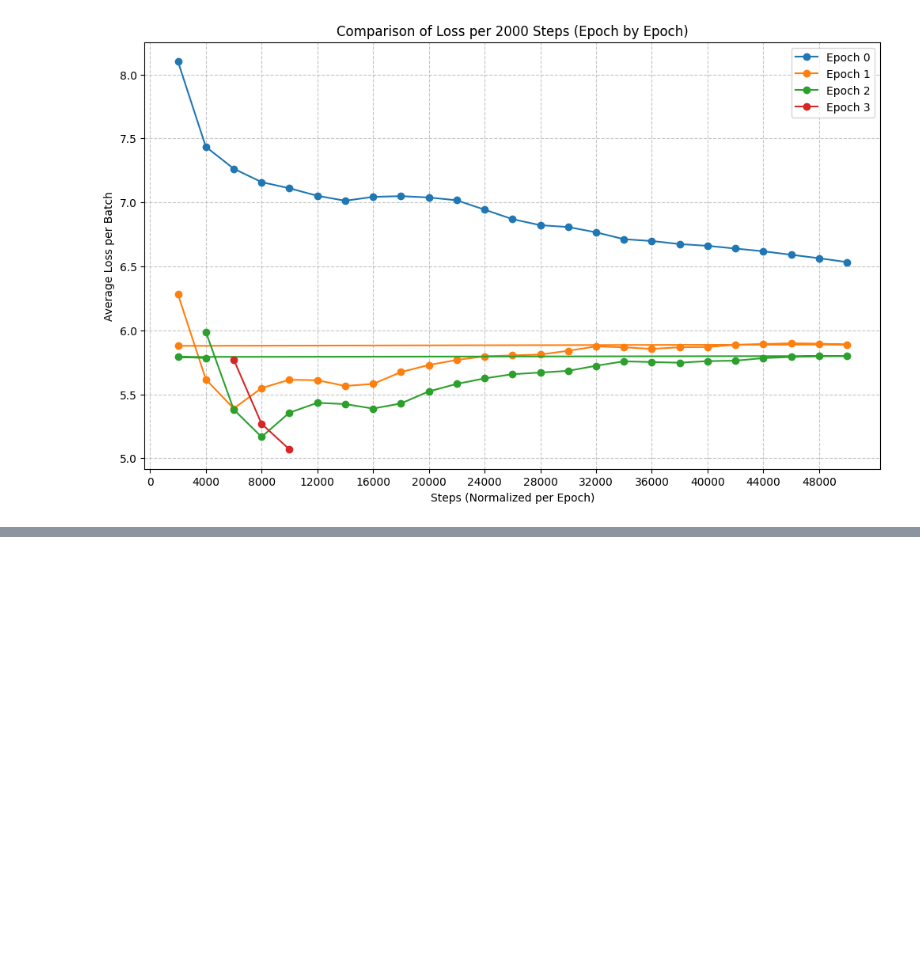
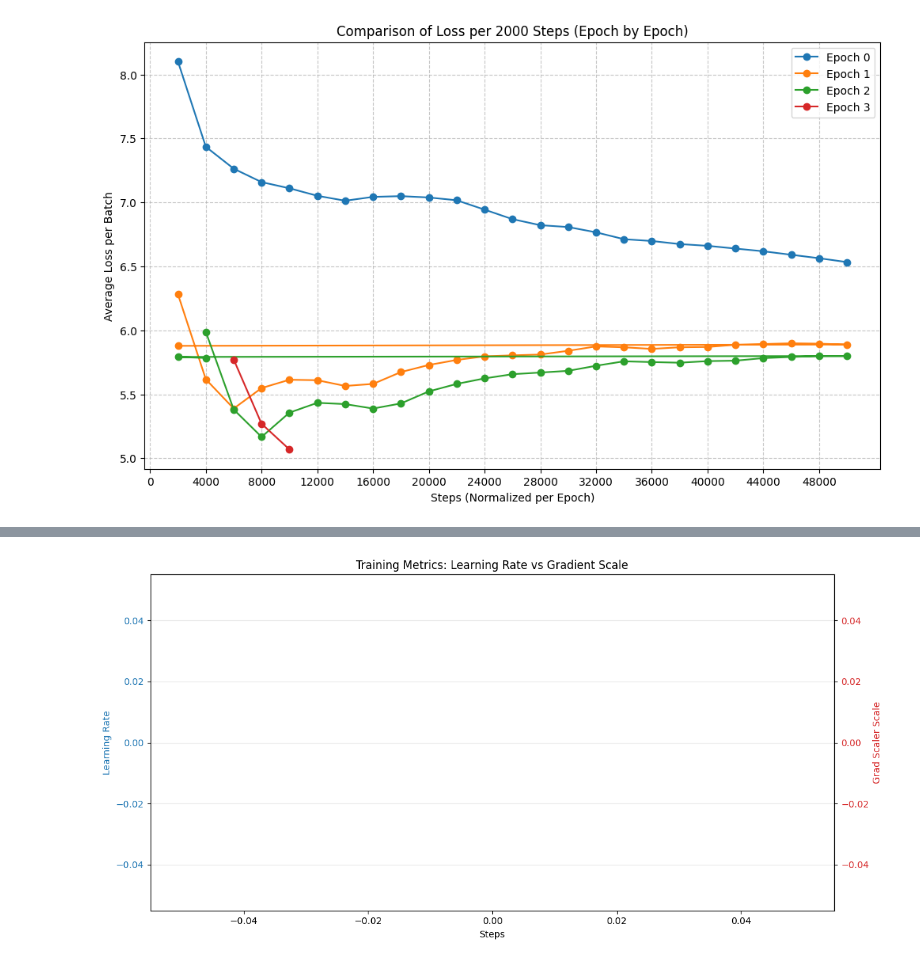
Before and after one commit to SHuBhAM71205/Attention-is-all-you-Need, a Jupyter notebook: viz/viz.ipynb, the cells around one changed output, grey strips where cells are left out. Drawn from its saved outputs; the diff is of its cells as text; code cells hidden in the pictures; blank space fills up the shorter version.

```diff
--- a/viz/viz.ipynb
+++ b/viz/viz.ipynb
@@ -82,0 +98,80 @@ plt.show()
+# %%
+import torch
+import os
+import re
+import matplotlib.pyplot as plt
+from glob import glob
+
+# --- Configuration ---
+checkpoint_dir = './saves'
+device = torch.device('cuda' if torch.cuda.is_available() else 'cpu')
+
+# Find all .pt files and sort them by step number
+checkpoint_files = glob(os.path.join(checkpoint_dir, "*.pt"))
+checkpoint_files.sort(key=lambda x: int(re.search(r'step_(\d+)', x).group(1)))
+
+steps = []
+lrs = []
+scales = []
+losses = []
+
+# Mock loss data based on your logs (since loss isn't usually in the optimizer/scaler)
+# Note: If loss is saved in your checkpoint, use chkpt['loss']
+log_losses = {
+    1980: 9.2128, 3979: 8.6040, 5978: 8.4712,
+    7976: 8.7848, 9975: 10.0846, 11975: 12.2000
+}
+
+print(f"Found {len(checkpoint_files)} checkpoints. Extracting data...")
+
+for f in checkpoint_files:
+    # Extract step from filename
+    step = int(re.search(r'step_(\d+)', f).group(1))
+    steps.append(step)
+
+    # Load checkpoint
+    chkpt = torch.load(f, map_location=device)
+
+    # 1. Extract Learning Rate
+    # The 'param_groups' is a list; we take the first group's LR
+    current_lr = chkpt['optimizer']['param_groups'][0]['lr']
+    lrs.append(current_lr)
+
+    # 2. Extract Scaler Scale (for mixed precision)
+    # GradScaler stores the scale factor inside its state_dict
+    current_scale = chkpt['scaler'].get('_scale', 1.0)
+    if torch.is_tensor(current_scale):
+        current_scale = current_scale.item()
+    scales.append(current_scale)
+
+    # 3. Handle Loss
+    losses.append(log_losses.get(step, 0))
+
+# --- Plotting ---
+fig, ax1 = plt.subplots(figsize=(12, 6))
+
+# Plot LR and Loss on primary Y-axis
+color_lr = 'tab:blue'
+ax1.set_xlabel('Steps')
+ax1.set_ylabel('Learning Rate', color=color_lr)
+ax1.plot(steps, lrs, label='Learning Rate', color=color_lr, marker='o', linewidth=2)
+ax1.tick_params(axis='y', labelcolor=color_lr)
+
+# Create a secondary Y-axis for Scale
+ax2 = ax1.twinx()
+color_scale = 'tab:red'
+ax2.set_ylabel('Grad Scaler Scale', color=color_scale)
+ax2.plot(steps, scales, label='Scale', color=color_scale, linestyle='--', marker='x')
+ax2.tick_params(axis='y', labelcolor=color_scale)
+
+plt.title('Training Metrics: Learning Rate vs Gradient Scale')
+fig.tight_layout()
+plt.grid(alpha=0.3)
+plt.show()
+
+# --- Print Comparison Table ---
+print(f"{'Step':<10} | {'LR':<12} | {'Scale':<10} | {'Loss':<10}")
+print("-" * 50)
+for i in range(len(steps)):
+    print(f"{steps[i]:<10} | {lrs[i]:<12.2e} | {scales[i]:<10.1f} | {losses[i]:<10.4f}")
+# %% [output]
@@ -82,0 +179 @@ plt.show()
+[figure, added]
```
Also changed, not shown: parts of 2 cells of this notebook, 15 other files.
